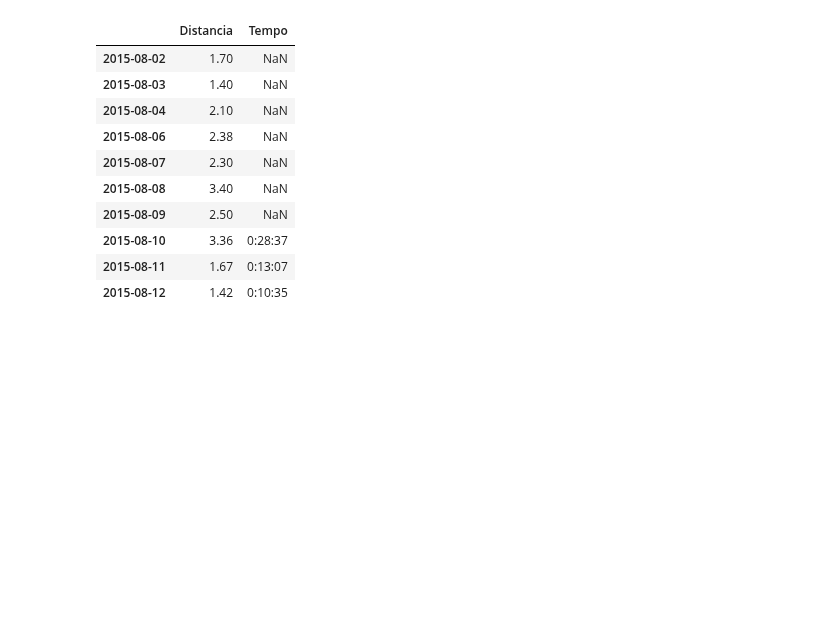
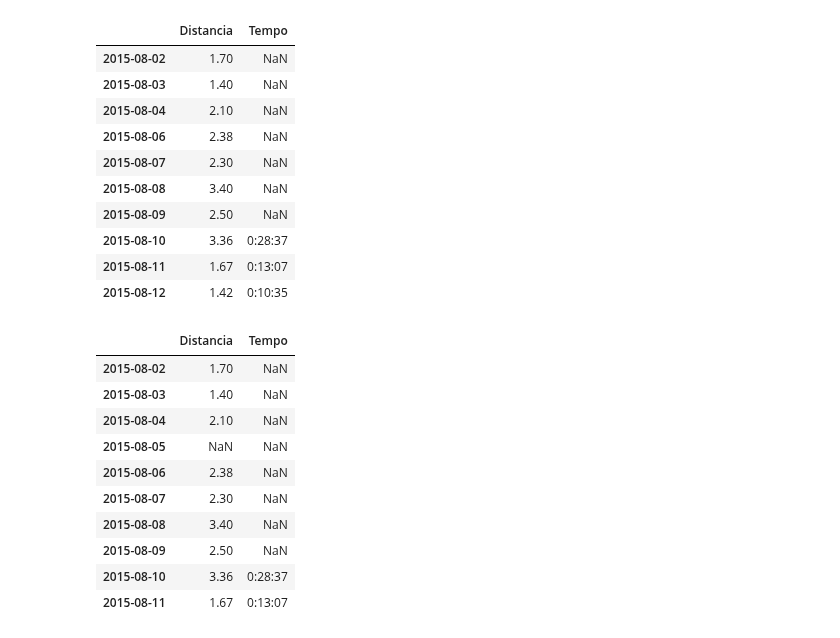
Before and after one commit to michelaap/notebooks, a Jupyter notebook: operacoes_pandas_dataframes_sql_join.ipynb, the cells around one changed output. Drawn from its saved outputs; the diff is of its cells as text; code cells hidden in the pictures; blank space fills up the shorter version.

```diff
--- a/operacoes_pandas_dataframes_sql_join.ipynb
+++ b/operacoes_pandas_dataframes_sql_join.ipynb
@@ -162,3 +162,17 @@ df.join(df2).head(10)
 | 2015-08-10 | 3.36 | 0:28:37 |
 | 2015-08-11 | 1.67 | 0:13:07 |
 | 2015-08-12 | 1.42 | 0:10:35 |
+# %%
+df2.join(df).head(10)
+# %% [output]
+|  | Distancia | Tempo |
+| 2015-08-02 | 1.70 | NaN |
+| 2015-08-03 | 1.40 | NaN |
+| 2015-08-04 | 2.10 | NaN |
+| 2015-08-05 | NaN | NaN |
+| 2015-08-06 | 2.38 | NaN |
+| 2015-08-07 | 2.30 | NaN |
+| 2015-08-08 | 3.40 | NaN |
+| 2015-08-09 | 2.50 | NaN |
+| 2015-08-10 | 3.36 | 0:28:37 |
+| 2015-08-11 | 1.67 | 0:13:07 |
```
Also changed, not shown: parts of 4 cells of this notebook, 1 other file.
